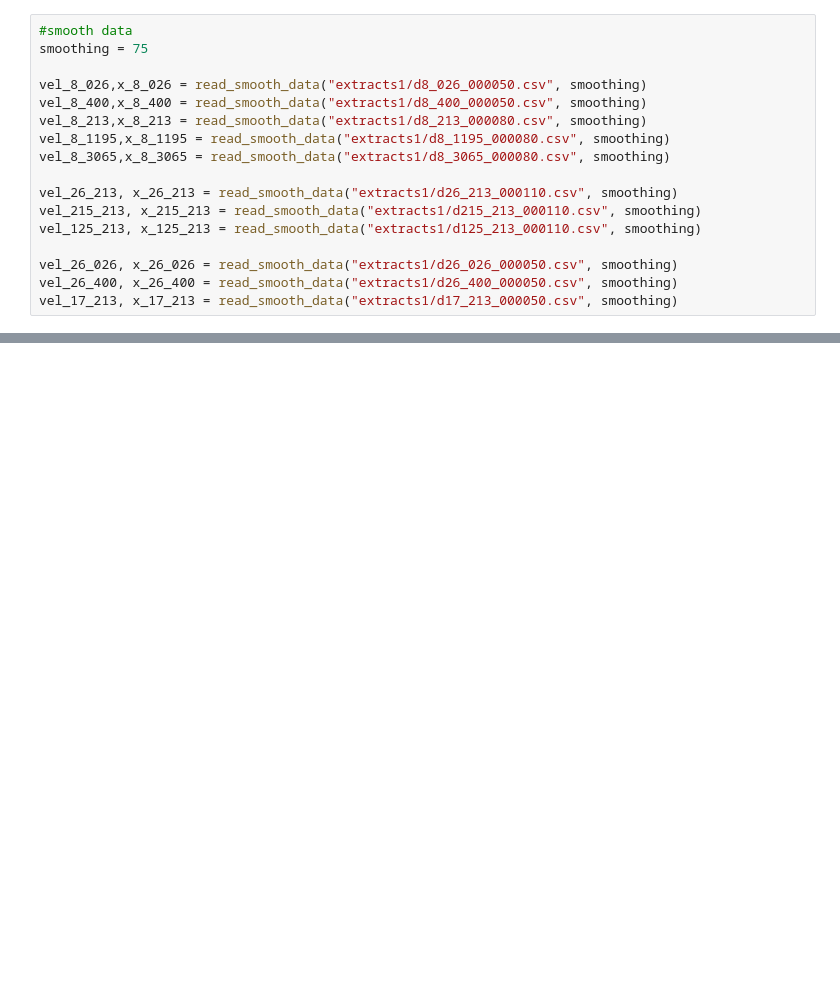
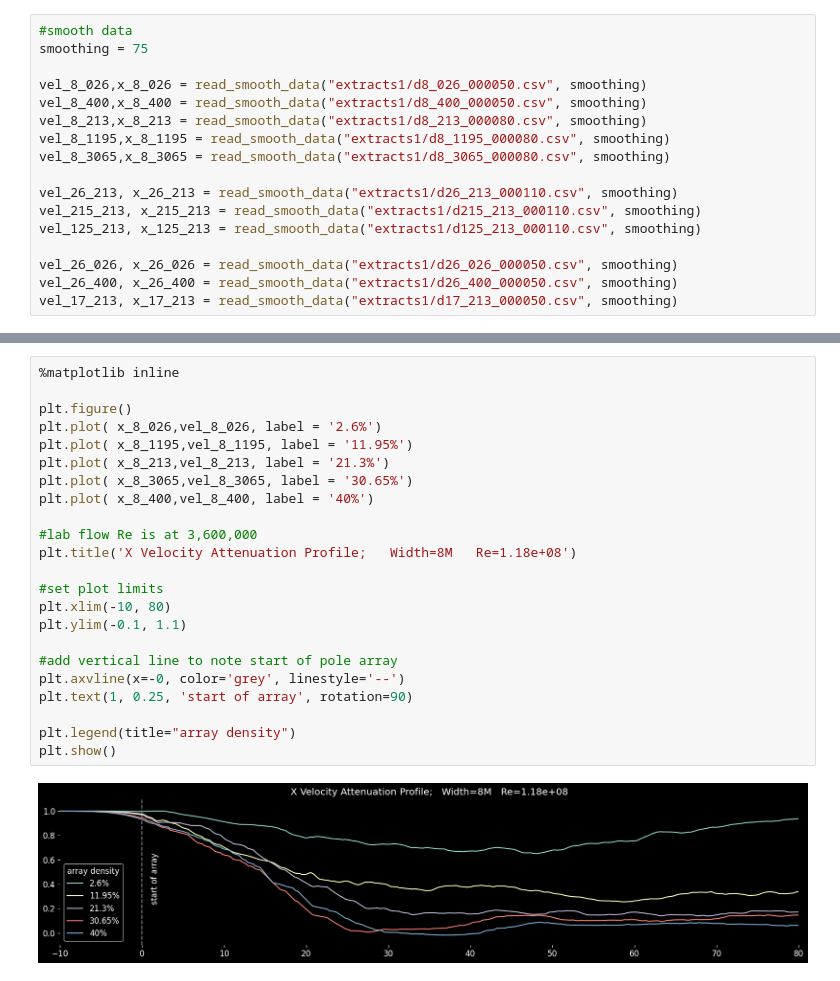
Before and after one commit to Wzesk/pole_array, a Jupyter notebook: process_velocity.ipynb, the cells around one changed output, grey strips where cells are left out. Drawn from its saved outputs; the diff is of its cells as text; blank space fills up the shorter version.

```diff
--- a/process_velocity.ipynb
+++ b/process_velocity.ipynb
@@ -70,3 +73,28 @@ plt.show()
+# %%
+%matplotlib inline
+
+plt.figure()
+plt.plot( x_8_026,vel_8_026, label = '2.6%')
+plt.plot( x_8_1195,vel_8_1195, label = '11.95%')
+plt.plot( x_8_213,vel_8_213, label = '21.3%')
+plt.plot( x_8_3065,vel_8_3065, label = '30.65%')
+plt.plot( x_8_400,vel_8_400, label = '40%')
+
+#lab flow Re is at 3,600,000
+plt.title('X Velocity Attenuation Profile;   Width=8M   Re=1.18e+08')
+
+#set plot limits
+plt.xlim(-10, 80)
+plt.ylim(-0.1, 1.1)
+
+#add vertical line to note start of pole array
+plt.axvline(x=-0, color='grey', linestyle='--')
+plt.text(1, 0.25, 'start of array', rotation=90)
+
+plt.legend(title="array density")
+plt.show()
+# %% [output]
+[figure, added]
 # %%
 %matplotlib inline
 
```
Also changed, not shown: parts of 8 cells of this notebook, 3 other files.
